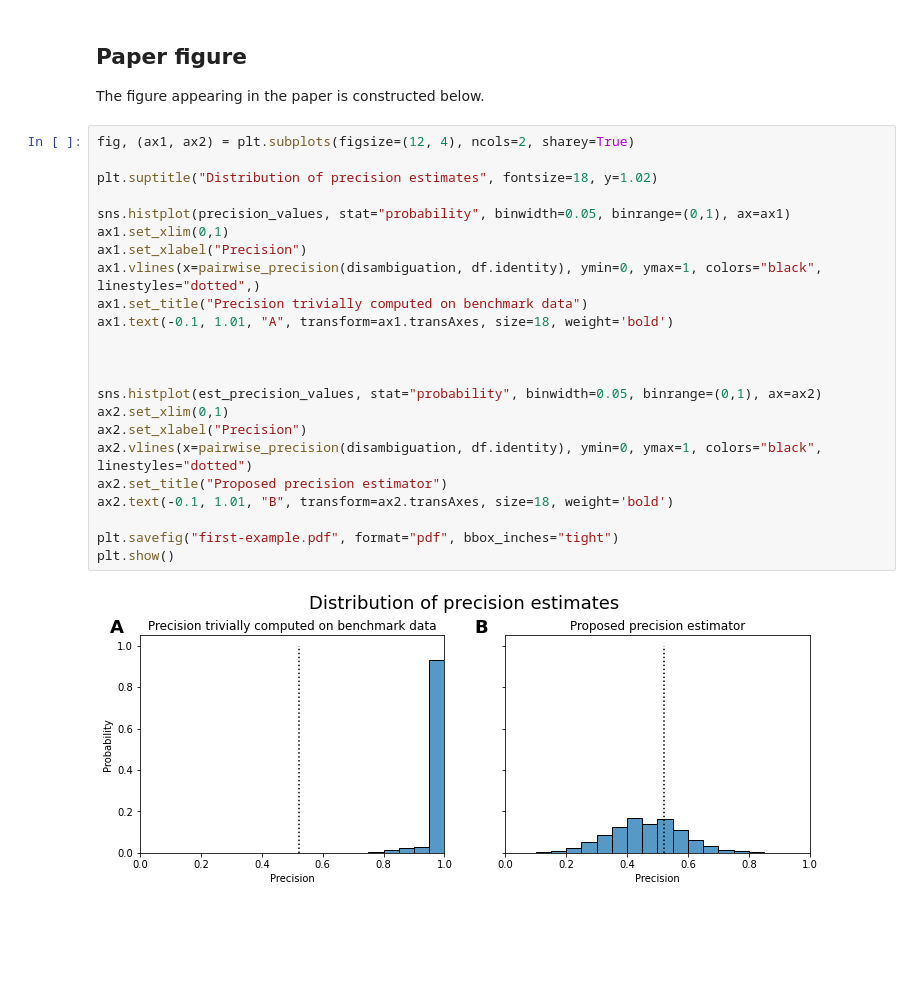
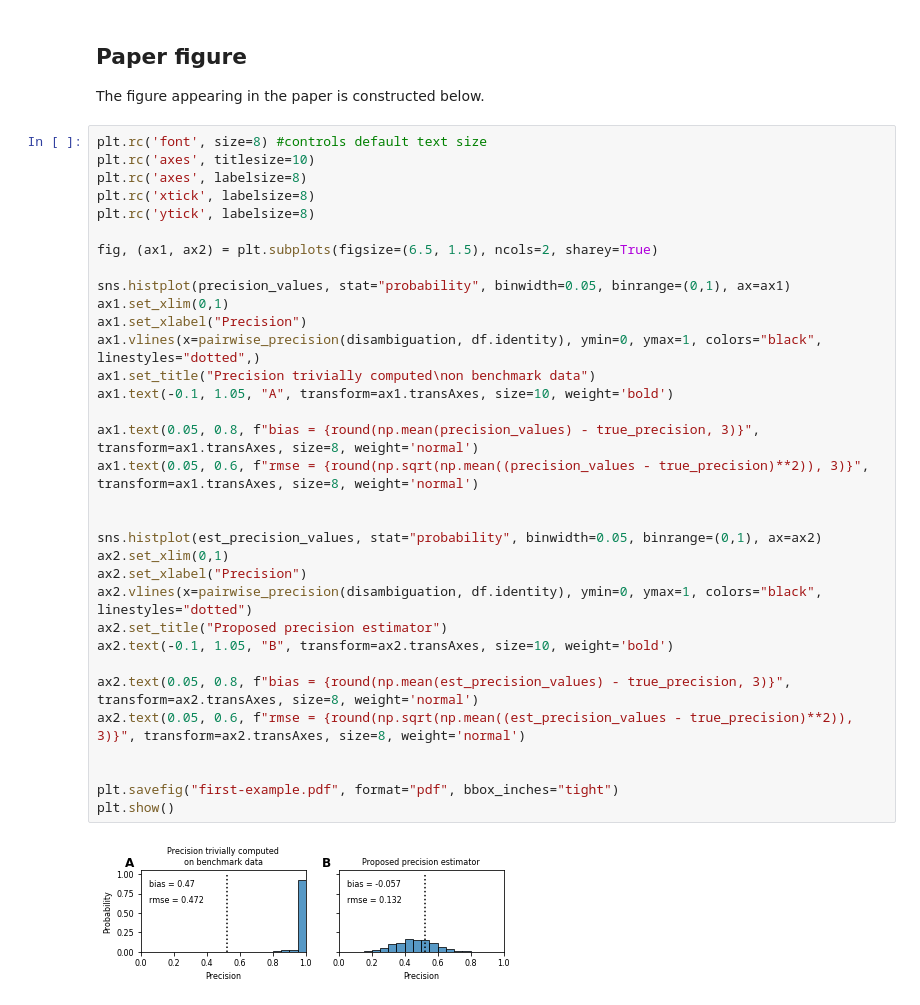
Before and after one commit to PatentsView/PatentsView-Evaluation, a Jupyter notebook: analyses/1-first-example/1-first-example.ipynb, the cells around one changed output. Saved outputs shown, nothing was run; the diff lists cells and outputs as text; blank space fills up the shorter version.

Commit message:
tweak figures

```diff
--- a/analyses/1-first-example/1-first-example.ipynb
+++ b/analyses/1-first-example/1-first-example.ipynb
@@ -133,27 +135,37 @@ sns.histplot(est_precision_values)
 
 The figure appearing in the paper is constructed below.
 # %%
-fig, (ax1, ax2) = plt.subplots(figsize=(12, 4), ncols=2, sharey=True)
+plt.rc('font', size=8) #controls default text size
+plt.rc('axes', titlesize=10)
+plt.rc('axes', labelsize=8)
+plt.rc('xtick', labelsize=8)
+plt.rc('ytick', labelsize=8)
 
-plt.suptitle("Distribution of precision estimates", fontsize=18, y=1.02)
+fig, (ax1, ax2) = plt.subplots(figsize=(6.5, 1.5), ncols=2, sharey=True)
 
 sns.histplot(precision_values, stat="probability", binwidth=0.05, binrange=(0,1), ax=ax1)
 ax1.set_xlim(0,1)
 ax1.set_xlabel("Precision")
 ax1.vlines(x=pairwise_precision(disambiguation, df.identity), ymin=0, ymax=1, colors="black", linestyles="dotted",)
-ax1.set_title("Precision trivially computed on benchmark data")
-ax1.text(-0.1, 1.01, "A", transform=ax1.transAxes, size=18, weight='bold')
+ax1.set_title("Precision trivially computed\non benchmark data")
+ax1.text(-0.1, 1.05, "A", transform=ax1.transAxes, size=10, weight='bold')
 
+ax1.text(0.05, 0.8, f"bias = {round(np.mean(precision_values) - true_precision, 3)}", transform=ax1.transAxes, size=8, weight='normal')
+ax1.text(0.05, 0.6, f"rmse = {round(np.sqrt(np.mean((precision_values - true_precision)**2)), 3)}", transform=ax1.transAxes, size=8, weight='normal')
 
 
 sns.histplot(est_precision_values, stat="probability", binwidth=0.05, binrange=(0,1), ax=ax2)
 ax2.set_xlim(0,1)
 ax2.set_xlabel("Precision")
 ax2.vlines(x=pairwise_precision(disambiguation, df.identity), ymin=0, ymax=1, colors="black", linestyles="dotted")
 ax2.set_title("Proposed precision estimator")
-ax2.text(-0.1, 1.01, "B", transform=ax2.transAxes, size=18, weight='bold')
+ax2.text(-0.1, 1.05, "B", transform=ax2.transAxes, size=10, weight='bold')
+
+ax2.text(0.05, 0.8, f"bias = {round(np.mean(est_precision_values) - true_precision, 3)}", transform=ax2.transAxes, size=8, weight='normal')
+ax2.text(0.05, 0.6, f"rmse = {round(np.sqrt(np.mean((est_precision_values - true_precision)**2)), 3)}", transform=ax2.transAxes, size=8, weight='normal')
+
 
 plt.savefig("first-example.pdf", format="pdf", bbox_inches="tight")
 plt.show()
 # %% [output]
-[figure, old version]
+[figure, new version]
```
Also changed, not shown: parts of 3 cells of this notebook, 1 other file.
